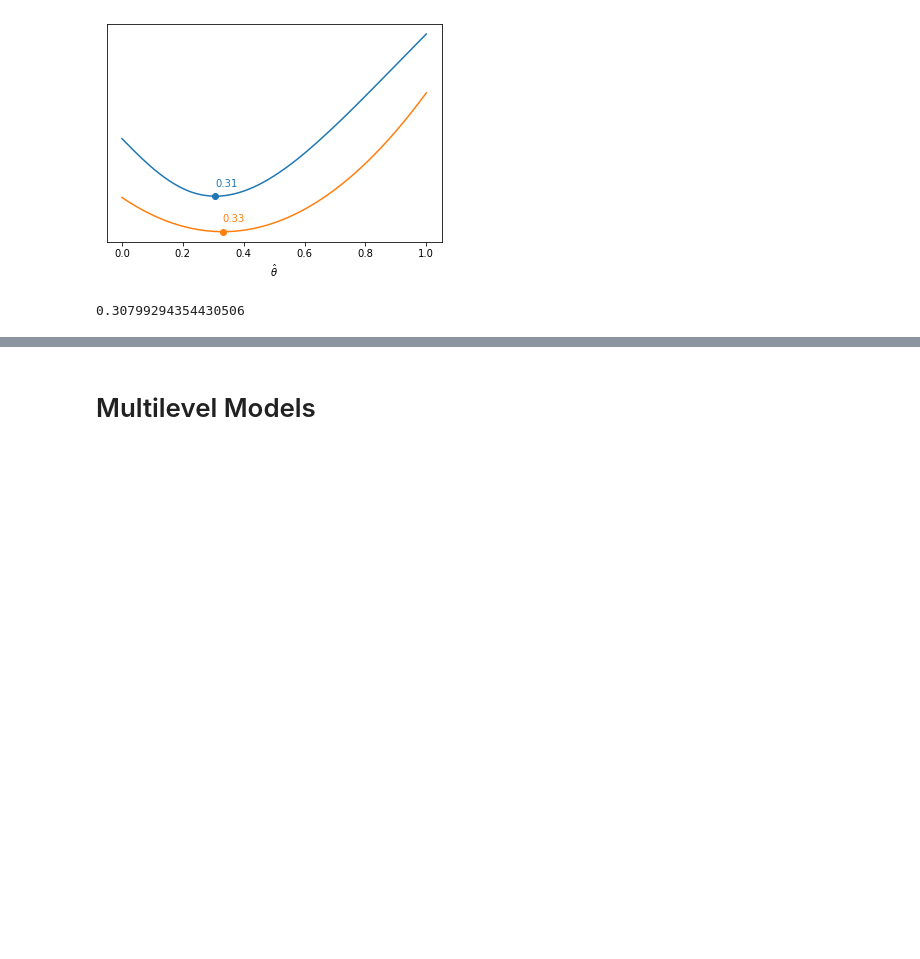
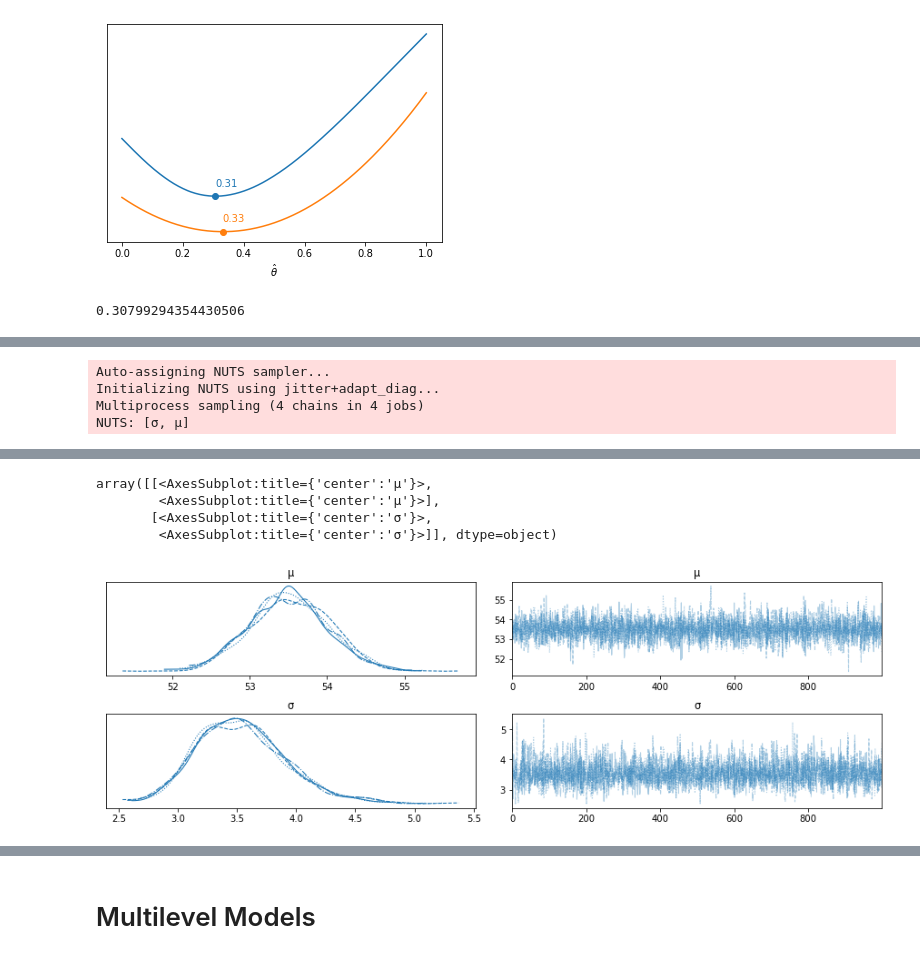
Before and after one commit to BayesianBoys/LegrandNico.github.io, a Jupyter notebook: BayesianBoys/Week3/VMP_CH2.ipynb, the cells around one changed output, grey strips where cells are left out. Saved outputs shown, nothing was run; the diff lists cells and outputs as text; code cells hidden in the pictures; blank space fills up the shorter version.

```diff
--- a/BayesianBoys/Week3/VMP_CH2.ipynb
+++ b/BayesianBoys/Week3/VMP_CH2.ipynb
@@ -88,0 +99,13 @@ ValueError: x and y must have same first dimension, but have shapes (200,) and (
+# %%
+# normal model for this data
+with pm.Model() as model_g:
+    μ = pm.Uniform('μ', lower=40, upper=70)
+    σ = pm.HalfNormal('σ', sd=10)
+    y = pm.Normal('y', mu=μ, sd=σ, observed=data)
+    trace_g = pm.sample(1000)
+az.plot_trace(trace_g)
+# %% [output]
+Auto-assigning NUTS sampler...
+Initializing NUTS using jitter+adapt_diag...
+Multiprocess sampling (4 chains in 4 jobs)
+NUTS: [σ, μ]
@@ -88,0 +114,5 @@ ValueError: x and y must have same first dimension, but have shapes (200,) and (
+array([[<AxesSubplot:title={'center':'μ'}>,
+        <AxesSubplot:title={'center':'μ'}>],
+       [<AxesSubplot:title={'center':'σ'}>,
+        <AxesSubplot:title={'center':'σ'}>]], dtype=object)
+[figure, added]
```
Also changed, not shown: parts of 63 cells of this notebook.
